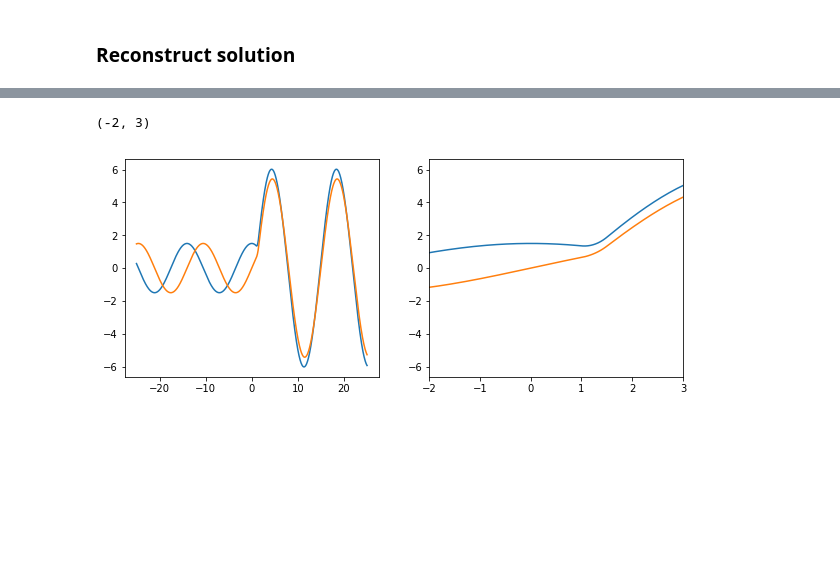
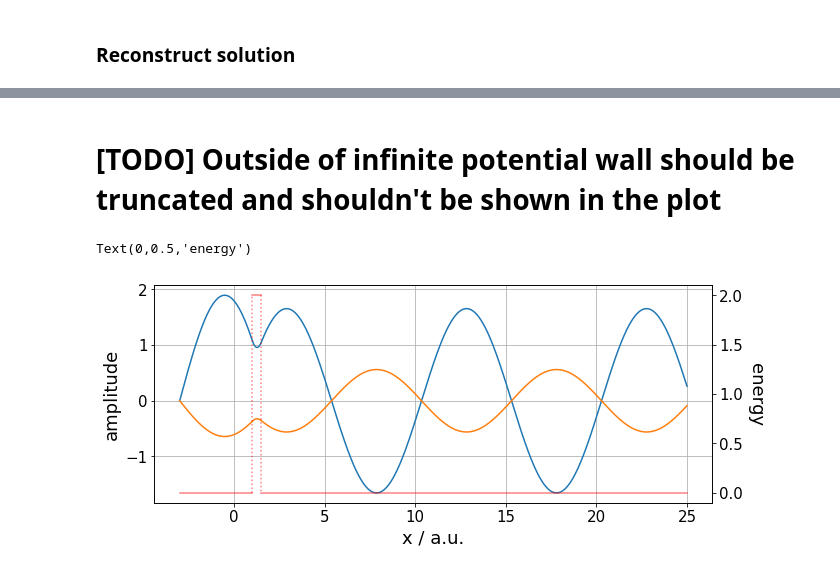
Before and after one commit to jam31118/notebooks-qm, a Jupyter notebook: 02-physics/02-analytic/step-potential-with-wronskian-etc.ipynb, the cells around one changed output, grey strips where cells are left out. Drawn from its saved outputs; the diff is of its cells as text; code cells hidden in the pictures; blank space fills up the shorter version.

Commit message:
divided into several functions with enhanced visualization

```diff
--- a/02-physics/02-analytic/step-potential-with-wronskian-etc.ipynb
+++ b/02-physics/02-analytic/step-potential-with-wronskian-etc.ipynb
@@ -191,7 +222,7 @@ array([1. , 1.5])
 # %%
 for idx in range(N_intervals - 1):
-    A = W(boundary_coords[idx], E, V0_array[idx+1])
-    b = W(boundary_coords[idx], E, V0_array[idx]) @ coef_array[idx,:]
+    A = W(step_boundary_coords[idx], E, V0_array[idx+1])
+    b = W(step_boundary_coords[idx], E, V0_array[idx]) @ coef_array[idx,:]
     coef_array[idx+1,:] = np.linalg.solve(A,b)
 # %%
 coef_array
@@ -217,6 +255,13 @@ def linear_sum_sol_in_same_interval(x, energy, constant_potential, coefs, diff_n
 # %%
+def get_interval_mask(x, step_boundary_coords, idx):
+    num_of_step_boundary = step_boundary_coords.size
+    if idx == 0: x_interval_mask = x < step_boundary_coords[idx]
+    elif idx == N_intervals - 1: x_interval_mask = x >= step_boundary_coords[idx-1]
+    else: x_interval_mask = (x >= step_boundary_coords[idx-1]) & (x < step_boundary_coords[idx])
+    return x_interval_mask
+
 from numbers import Integral, Number
-def global_sol(x, energy, V0_array, boundary_coords, coef_array, diff_number=0):
+def global_sol(x, energy, V0_array, step_boundary_coords, coef_array, diff_number=0):
     assert isinstance(diff_number, Integral)
     assert isinstance(energy, Number)
     assert isinstance(x, np.ndarray)
@@ -224,25 +269,35 @@ def global_sol(x, energy, V0_array, boundary_coords, coef_array, diff_number=0):
     N_intervals = len(V0_array)
     global_sol_array = np.empty_like(x, dtype=complex)
     for idx in range(N_intervals):
-        x_interval_mask = None
-        if idx == 0: x_interval_mask = x < boundary_coords[idx]
-        elif idx == N_intervals - 1: x_interval_mask = x >= boundary_coords[N_intervals - 1 - 1]
-        else: x_interval_mask = (x >= boundary_coords[idx-1]) & (x < boundary_coords[idx])
+        x_interval_mask = get_interval_mask(x, step_boundary_coords, idx)
         x_interval = x[x_interval_mask]
         global_sol_array[x_interval_mask] = linear_sum_sol_in_same_interval(
             x_interval, energy, V0_array[idx], coef_array[idx,:], diff_number)
     return global_sol_array
 # %%
-sol_array = global_sol(x_arr, E, V0_array, boundary_coords, coef_array)
+sol_array = global_sol(x_arr, E, V0_array, step_boundary_coords, coef_array)
+# %% [markdown]
+# [TODO] Outside of infinite potential wall should be truncated and shouldn't be shown in the plot
+# %%
+from matplotlib import rcParams
+rcParams['font.size'] = 15
 # %%
-fig, axes = plt.subplots(1,2, figsize=(10,4))
-axes[0].plot(x_arr, sol_array.real)
-axes[0].plot(x_arr, sol_array.imag)
+fig, ax = plt.subplots(1,1, figsize=(10,4))
 
-axes[1].plot(x_arr, sol_array.real)
-axes[1].plot(x_arr, sol_array.imag)
-axes[1].set_xlim(-2,3)
+ax.plot(x_arr, sol_array.real)
+ax.plot(x_arr, sol_array.imag)
+ax.set_xlabel('x / a.u.')
+ax.set_ylabel('amplitude')
+
+pot_ax = ax.twinx()
+pot_ax.grid(False)
+draw_potential(pot_ax, step_boundary_coords, **potential_kwargs)
+pot_ax.set_ylabel('energy', rotation=270, va='bottom')
+
+# axes[1].plot(x_arr, sol_array.real)
+# axes[1].plot(x_arr, sol_array.imag)
+# axes[1].set_xlim(-2,3)
 # %% [output]
-(-2, 3)
+Text(0,0.5,'energy')
-[figure, old version]
+[figure, new version]
 # %%
```
Also changed, not shown: parts of 17 cells of this notebook.
